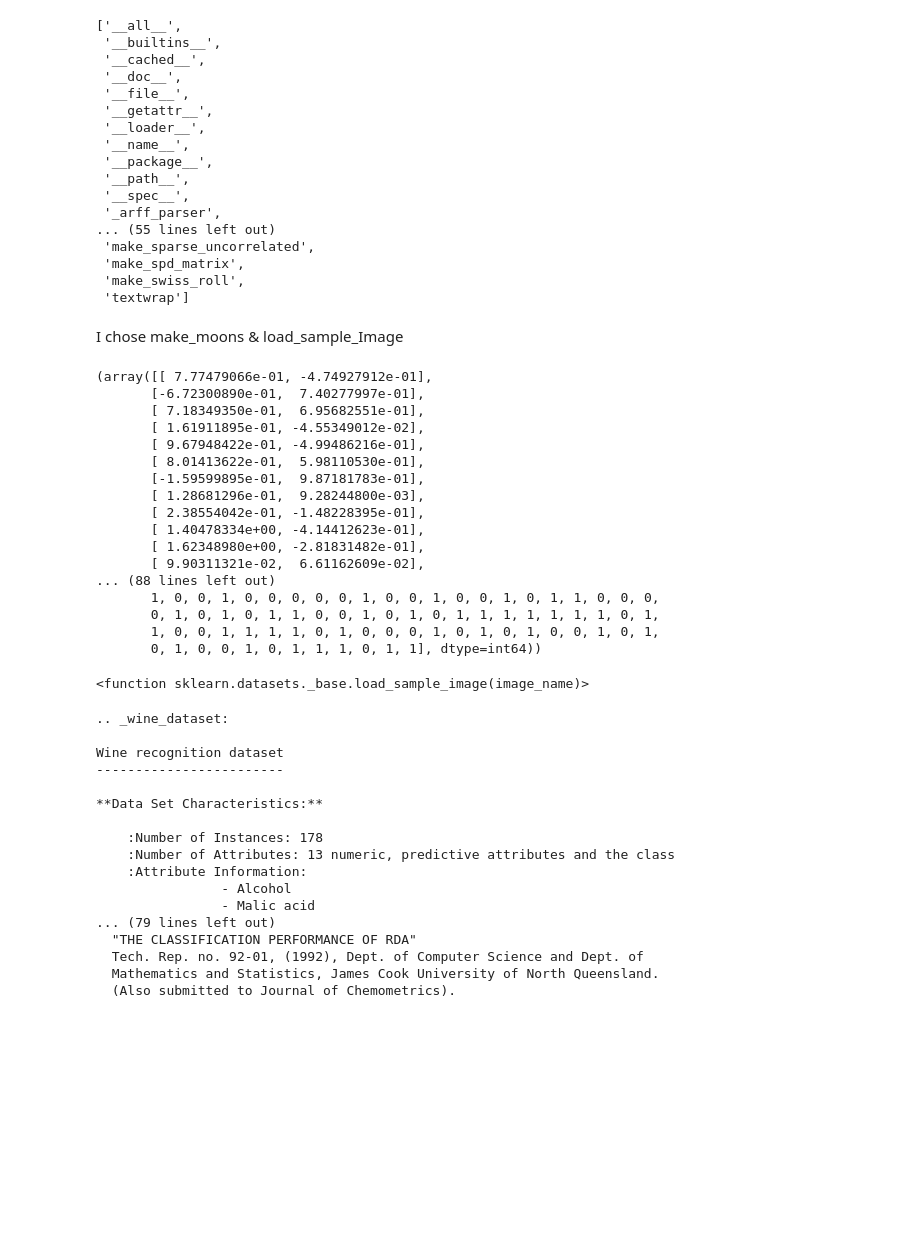
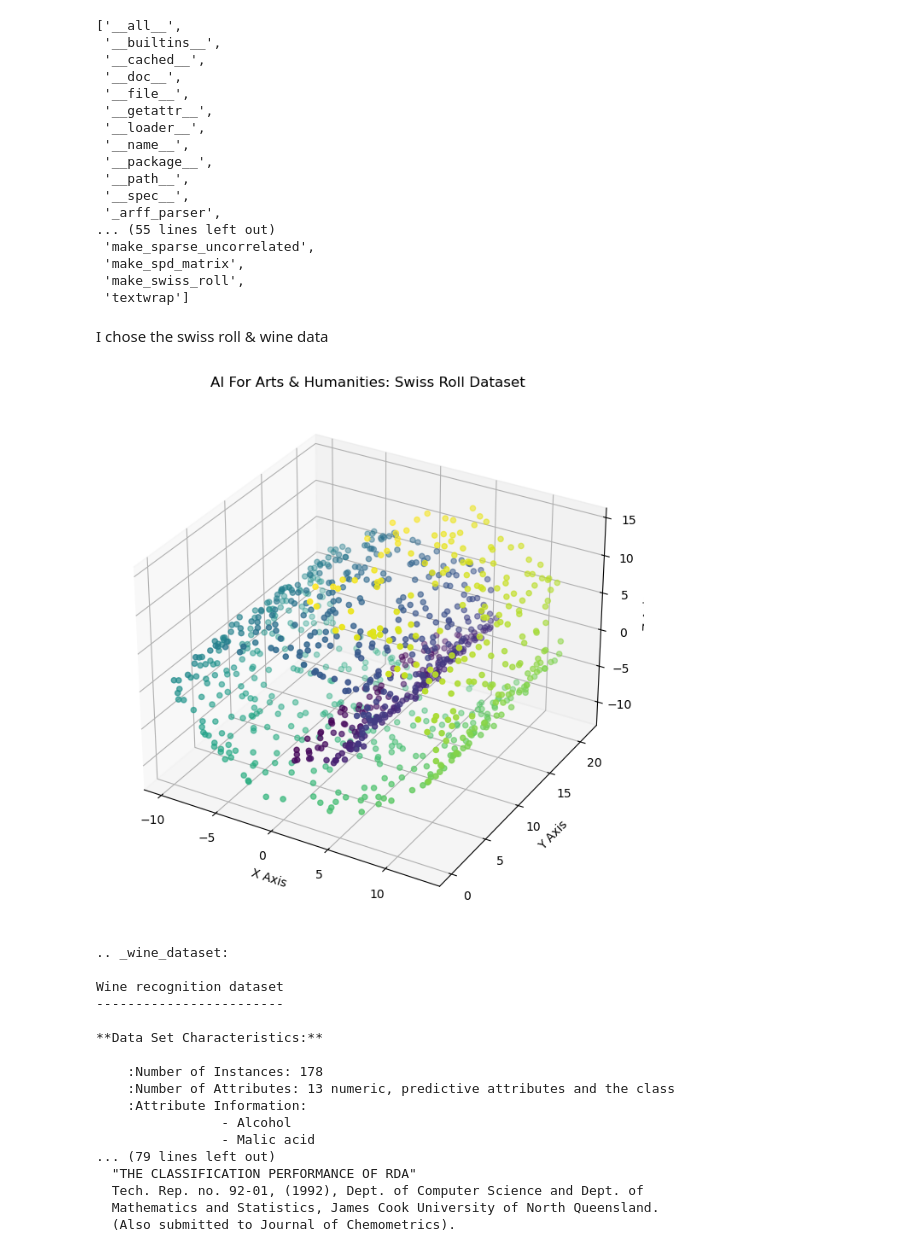
Before and after one commit to bucheeri5/saradoesai.github.io, a Jupyter notebook: 2667785B_AILab_Week3.ipynb, the cells around one changed output. Saved outputs shown, nothing was run; the diff lists cells and outputs as text; code cells hidden in the pictures; blank space fills up the shorter version.

```diff
--- a/2667785B_AILab_Week3.ipynb
+++ b/2667785B_AILab_Week3.ipynb
@@ -25,33 +26,33 @@ dir(datasets)
  'make_swiss_roll',
  'textwrap']
 # %% [markdown]
-I chose make_moons & load_sample_Image
+I chose the swiss roll & wine data
 # %%
-Moons=datasets.make_moons()
-Sample_Images = datasets.load_sample_image
-Wine_Data = datasets.load_wine()
+#the swiss roll was hard to figure out. upon constant search about this dataset, i realized i thought it was a recipe, it was not! it is something way cooler!
+# I edned up needing to use matplotlib to visualize the data but it is definitely worth it.
+import matplotlib.pyplot as plt
+from mpl_toolkits.mplot3d import Axes3D
+
+# Load the Swiss Roll dataset
+swiss_roll , color = datasets.make_swiss_roll(n_samples=1000, noise=0.2, random_state=42)
+# Extract the coordinates from the Swiss Roll data
+x, y, z = swiss_roll.T
+# Create a 3D plot to visualize the Swiss Roll
+fig = plt.figure(figsize=(8, 8)) # Create a new figure with a size of 8 inches by 8 inches, this also decides the output size
+ax = fig.add_subplot(111, projection='3d') # Add a subplot to the figure with a 3D projection because the swiss roll is not 2d
+ax.scatter(x, y, z, c=color, cmap=plt.cm.viridis, marker='o') # Create a 3D scatter plot in the subplot
+# x, y, and z represent the coordinates of the data points
+# c=color: Color the points based on the 'color' variable
+# cmap=plt.cm.viridis: Use the 'viridis' colormap for coloring
+# marker='o': Use circular markers for the points
+
+# labels for the graph we are about to visualize
+ax.set_title("AI For Arts & Humanities: Swiss Roll Dataset")
+ax.set_xlabel("X Axis")
+ax.set_ylabel("Y Axis")
+ax.set_zlabel("Z Axis")
+#final step: show us the goods!
+plt.show()
+# %% [output]
+[figure, added]
-# %%
-print(Moons)
-# %% [output]
-(array([[ 7.77479066e-01, -4.74927912e-01],
-       [-6.72300890e-01,  7.40277997e-01],
-       [ 7.18349350e-01,  6.95682551e-01],
-       [ 1.61911895e-01, -4.55349012e-02],
-       [ 9.67948422e-01, -4.99486216e-01],
-       [ 8.01413622e-01,  5.98110530e-01],
-       [-1.59599895e-01,  9.87181783e-01],
-       [ 1.28681296e-01,  9.28244800e-03],
-       [ 2.38554042e-01, -1.48228395e-01],
-       [ 1.40478334e+00, -4.14412623e-01],
-       [ 1.62348980e+00, -2.81831482e-01],
-       [ 9.90311321e-02,  6.61162609e-02],
-... (88 lines left out)
-       1, 0, 0, 1, 0, 0, 0, 0, 0, 1, 0, 0, 1, 0, 0, 1, 0, 1, 1, 0, 0, 0,
-       0, 1, 0, 1, 0, 1, 1, 0, 0, 1, 0, 1, 0, 1, 1, 1, 1, 1, 1, 1, 0, 1,
-       1, 0, 0, 1, 1, 1, 1, 0, 1, 0, 0, 0, 1, 0, 1, 0, 1, 0, 0, 1, 0, 1,
-       0, 1, 0, 0, 1, 0, 1, 1, 1, 0, 1, 1], dtype=int64))
-# %%
-Sample_Images
-# %% [output]
-<function sklearn.datasets._base.load_sample_image(image_name)>
 # %%
```
Also changed, not shown: parts of 5 cells of this notebook, 14 other files.
